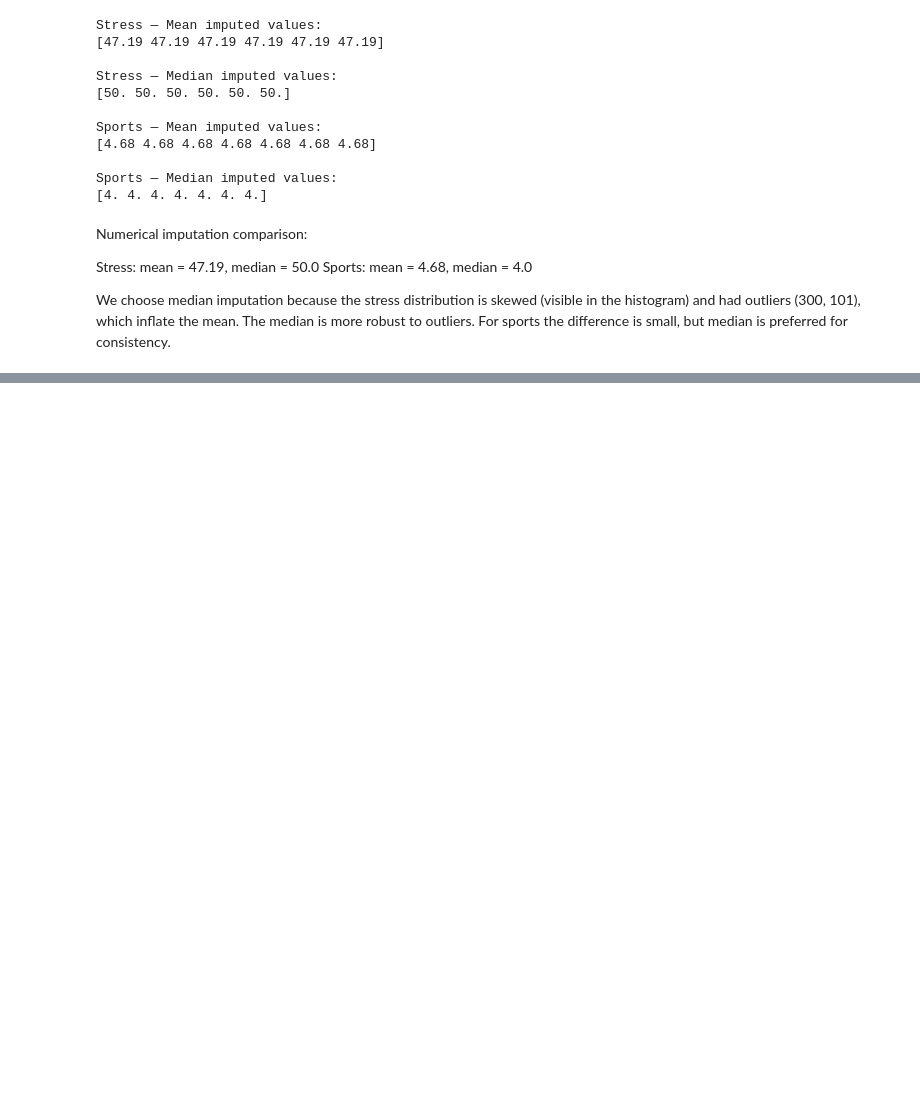
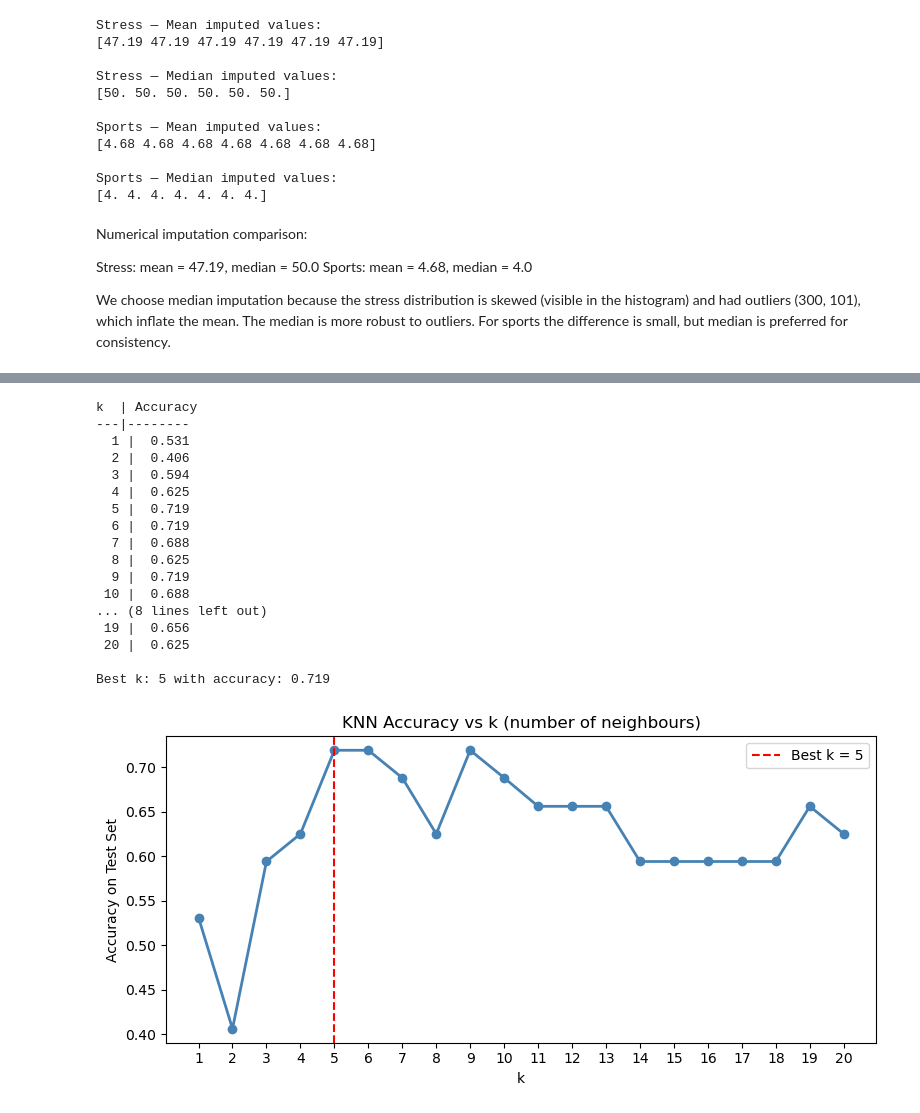
Before and after one commit to SaiTejasC/Data-Mining-Techniques, a Jupyter notebook: Assignment-1/assignment1.ipynb, the cells around one changed output, grey strips where cells are left out. Drawn from its saved outputs; the diff is of its cells as text; code cells hidden in the pictures; blank space fills up the shorter version.

```diff
--- a/Assignment-1/assignment1.ipynb
+++ b/Assignment-1/assignment1.ipynb
@@ -356,0 +1157,74 @@ We choose median imputation because the stress distribution is skewed (visible i
+# %%
+# TASK 2A — STEP 5: Train and tune KNN classifier
+#
+# KNN classifies a new student by finding the k most similar students
+# in the training data and taking a majority vote among their labels.
+#
+# We covered KNN (instance-based learning) in Lecture 3.
+
+from sklearn.neighbors import KNeighborsClassifier
+from sklearn.preprocessing import StandardScaler
+# StandardScaler normalises features to have mean=0 and std=1
+# This ensures no single feature dominates due to its scale
+
+# --- NORMALISE THE FEATURES ---
+# We fit the scaler ONLY on training data — never on test data.
+# Fitting on test data would be "data leakage" — the model would
+# indirectly learn information from the test set during training.
+scaler = StandardScaler()
+X_train_scaled = scaler.fit_transform(X_train)  # fit AND transform training data
+X_test_scaled = scaler.transform(X_test)        # ONLY transform test data (no fit)
+
+# --- TUNE k ---
+# Try every k from 1 to 20, train KNN, measure accuracy on test set
+k_results = {}
+
+for k in range(1, 21):
+    knn = KNeighborsClassifier(n_neighbors=k)  # n_neighbors is the k parameter
+    knn.fit(X_train_scaled, y_train)            # train on normalised training data
+    acc = knn.score(X_test_scaled, y_test)      # evaluate on normalised test data
+    k_results[k] = round(acc, 3)
+
+# Print all results
+print("k  | Accuracy")
+print("---|--------")
+for k, acc in k_results.items():
+    print(f" {k:2d} |  {acc}")
+
+# Find the best k
+best_k = max(k_results, key=k_results.get)
+best_k_acc = k_results[best_k]
+print(f"\nBest k: {best_k} with accuracy: {best_k_acc}")
+
+# Plot the results
+plt.figure(figsize=(8, 4))
+plt.plot(list(k_results.keys()), list(k_results.values()),
+         marker='o', color='steelblue', linewidth=2)
+plt.axvline(x=best_k, color='red', linestyle='--',
+            label=f'Best k = {best_k}')
+plt.title('KNN Accuracy vs k (number of neighbours)')
+plt.xlabel('k')
+plt.ylabel('Accuracy on Test Set')
+plt.xticks(range(1, 21))
+plt.legend()
+plt.tight_layout()
+plt.show()
+# %% [output]
+k  | Accuracy
+---|--------
+  1 |  0.531
+  2 |  0.406
+  3 |  0.594
+  4 |  0.625
+  5 |  0.719
+  6 |  0.719
+  7 |  0.688
+  8 |  0.625
+  9 |  0.719
+ 10 |  0.688
+... (8 lines left out)
+ 19 |  0.656
+ 20 |  0.625
+
+Best k: 5 with accuracy: 0.719
+[figure, added]
```
Also changed, not shown: parts of 71 cells of this notebook, 2 other files.
